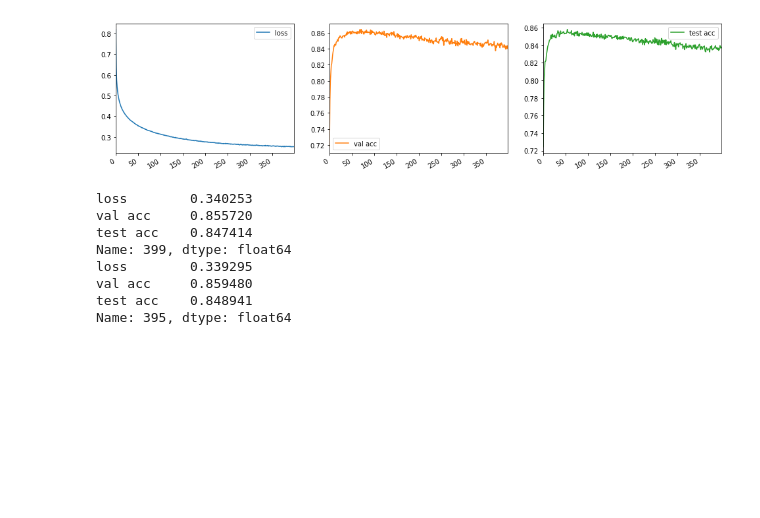
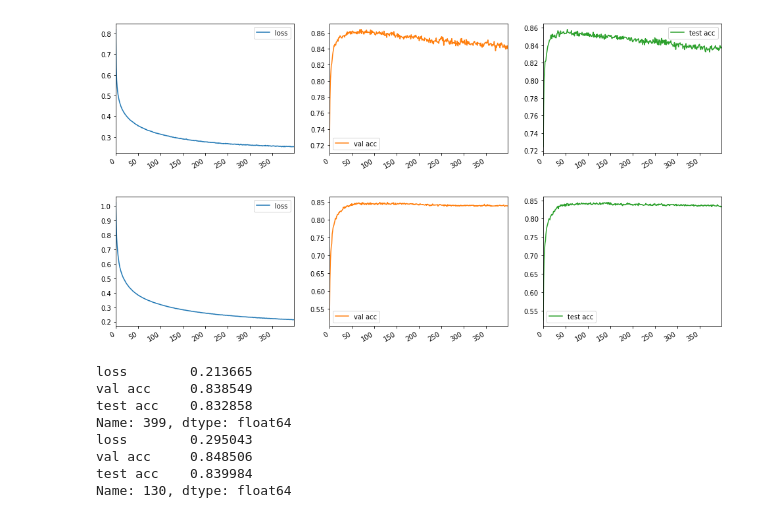
Before and after one commit to stevenxxiu/decomp_attend, a Jupyter notebook: notes.ipynb, the cells around one changed output. Saved outputs shown, nothing was run; the diff lists cells and outputs as text; code cells hidden in the pictures; blank space fills up the shorter version.

Commit message:
run using identical setting to paper

```diff
--- a/notes.ipynb
+++ b/notes.ipynb
@@ -35,16 +35,21 @@ load_data('results/results_d2eacd77.txt').plot(subplots=True, figsize=(16.5, 4.0
 load_data('results/results_d841b5b4.txt').plot(subplots=True, figsize=(16.5, 4.0), layout=(1, 3)); None
 # %% [output]
 [figure]
+# %%
+# using paper's adagrad and it's settings we still have overfitting
+load_data('results/results_6de6cb8c.txt').plot(subplots=True, figsize=(16.5, 4.0), layout=(1, 3)); None
+# %% [output]
+[figure, added]
 # %%
-data = load_data('results/results_06f5419a.txt')
+data = load_data('results/results_6de6cb8c.txt')
 print(data.iloc[-1])
 print(data.iloc[data['val acc'].argmax()])
 # %% [output]
-loss        0.340253
-val acc     0.855720
-test acc    0.847414
+loss        0.213665
+val acc     0.838549
+test acc    0.832858
 Name: 399, dtype: float64
-loss        0.339295
-val acc     0.859480
-test acc    0.848941
-Name: 395, dtype: float64
+loss        0.295043
+val acc     0.848506
+test acc    0.839984
+Name: 130, dtype: float64
```
Also changed, not shown: 2 other files.
